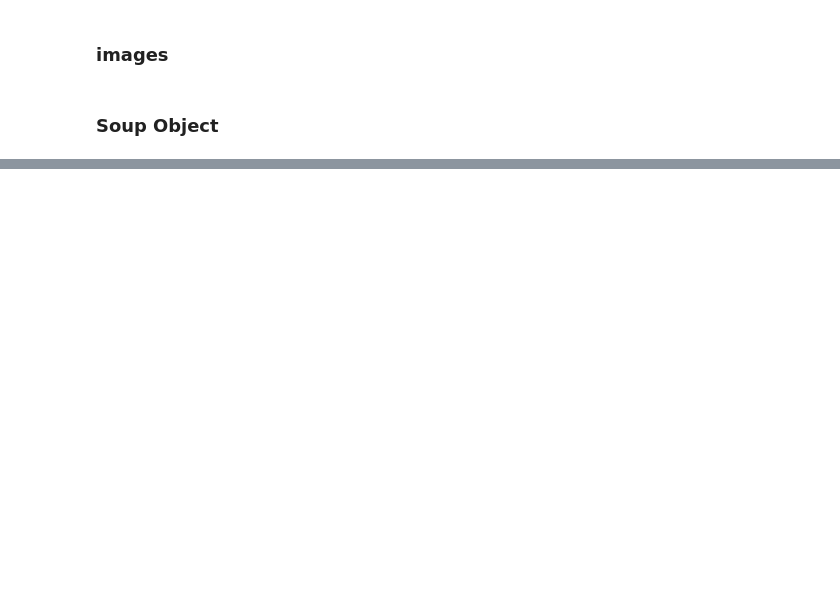
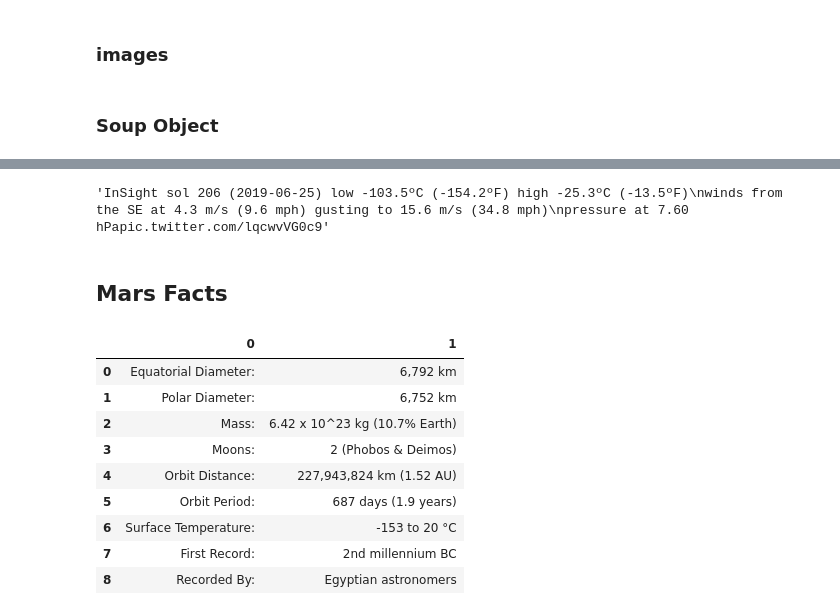
Before and after one commit to shahzina/Mission_To_Mars, a Jupyter notebook: MissionToMarsWorkbook.ipynb, the cells around one changed output, grey strips where cells are left out. Cells and saved outputs as stored; diff of their text form; code cells hidden in the pictures; blank space fills up the shorter version.

```diff
--- a/MissionToMarsWorkbook.ipynb
+++ b/MissionToMarsWorkbook.ipynb
@@ -157,0 +166,7 @@ None
+# %%
+mars_weather = mars_weather_tweet.find('p', 'tweet-text').get_text()
+mars_weather
+# %% [output]
+'InSight sol 206 (2019-06-25) low -103.5ºC (-154.2ºF) high -25.3ºC (-13.5ºF)\nwinds from the SE at 4.3 m/s (9.6 mph) gusting to 15.6 m/s (34.8 mph)\npressure at 7.60 hPapic.twitter.com/lqcwvVG0c9'
+# %% [markdown]
+## Mars Facts
@@ -157,0 +175,16 @@ None
+# %%
+url = "https://space-facts.com/mars/"
+# %%
+df = pd.read_html(url)[0]
+df
+# %% [output]
+|  | 0 | 1 |
+| 0 | Equatorial Diameter: | 6,792 km |
+| 1 | Polar Diameter: | 6,752 km |
+| 2 | Mass: | 6.42 x 10^23 kg (10.7% Earth) |
+| 3 | Moons: | 2 (Phobos & Deimos) |
+| 4 | Orbit Distance: | 227,943,824 km (1.52 AU) |
+| 5 | Orbit Period: | 687 days (1.9 years) |
+| 6 | Surface Temperature: | -153 to 20 °C |
+| 7 | First Record: | 2nd millennium BC |
+| 8 | Recorded By: | Egyptian astronomers |
```
Also changed, not shown: parts of 25 cells of this notebook.
